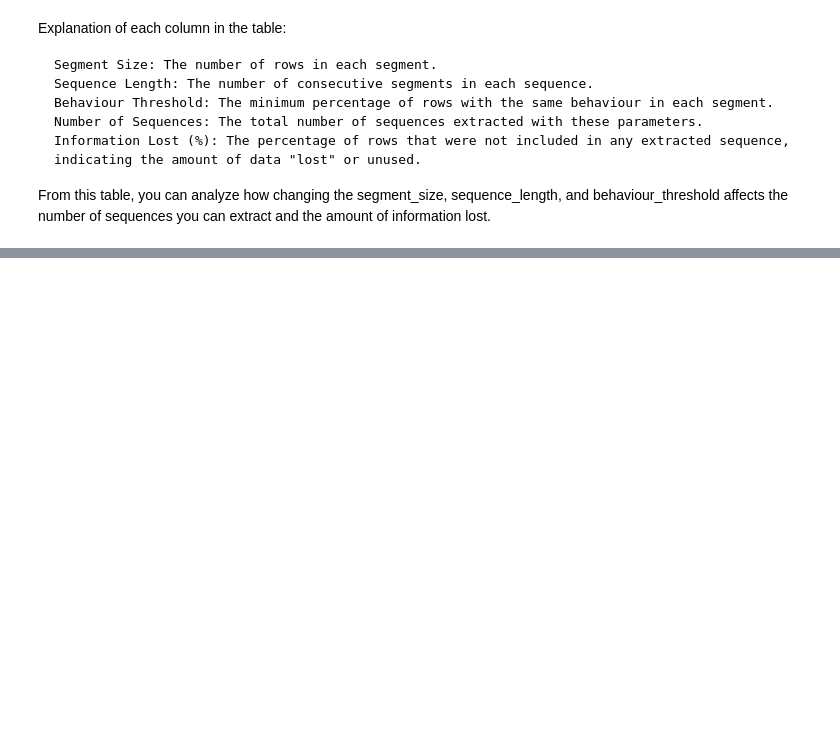
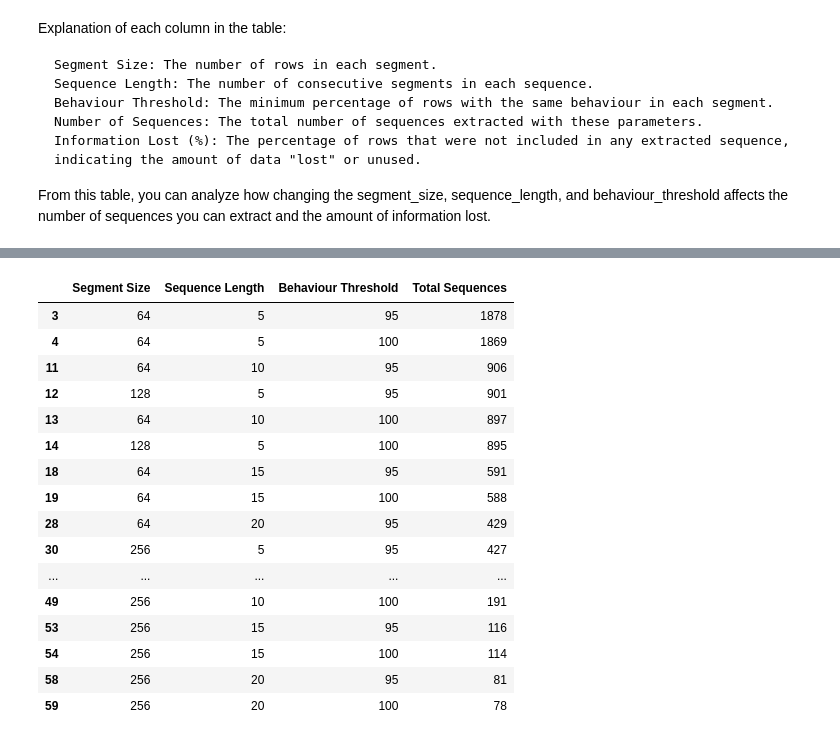
Before and after one commit to franfram/aar_dl, a Jupyter notebook: analysis/create_train_test_split.ipynb, the cells around one changed output, grey strips where cells are left out. Cells and saved outputs as stored; diff of their text form; code cells hidden in the pictures; blank space fills up the shorter version.

```diff
--- a/analysis/create_train_test_split.ipynb
+++ b/analysis/create_train_test_split.ipynb
@@ -966,0 +1196,20 @@ pandas.core.frame.DataFrame
+# %%
+sorted_totals_df[sorted_totals_df['Behaviour Threshold'] > 90]
+# %% [output]
+|  | Segment Size | Sequence Length | Behaviour Threshold | Total Sequences |
+| 3 | 64 | 5 | 95 | 1878 |
+| 4 | 64 | 5 | 100 | 1869 |
+| 11 | 64 | 10 | 95 | 906 |
+| 12 | 128 | 5 | 95 | 901 |
+| 13 | 64 | 10 | 100 | 897 |
+| 14 | 128 | 5 | 100 | 895 |
+| 18 | 64 | 15 | 95 | 591 |
+| 19 | 64 | 15 | 100 | 588 |
+| 28 | 64 | 20 | 95 | 429 |
+| 30 | 256 | 5 | 95 | 427 |
+| ... | ... | ... | ... | ... |
+| 49 | 256 | 10 | 100 | 191 |
+| 53 | 256 | 15 | 95 | 116 |
+| 54 | 256 | 15 | 100 | 114 |
+| 58 | 256 | 20 | 95 | 81 |
+| 59 | 256 | 20 | 100 | 78 |
```
Also changed, not shown: parts of 14 cells of this notebook.
